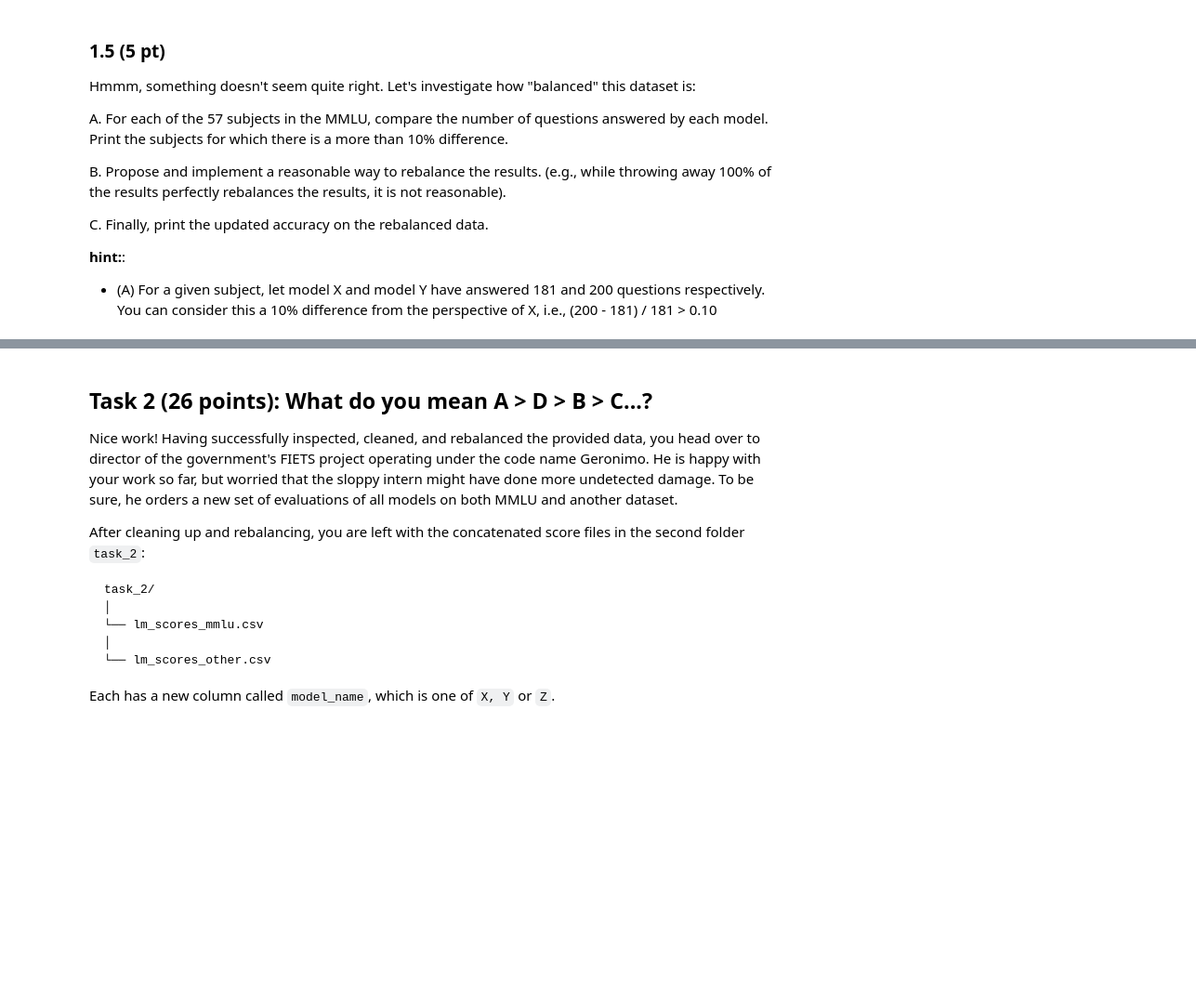
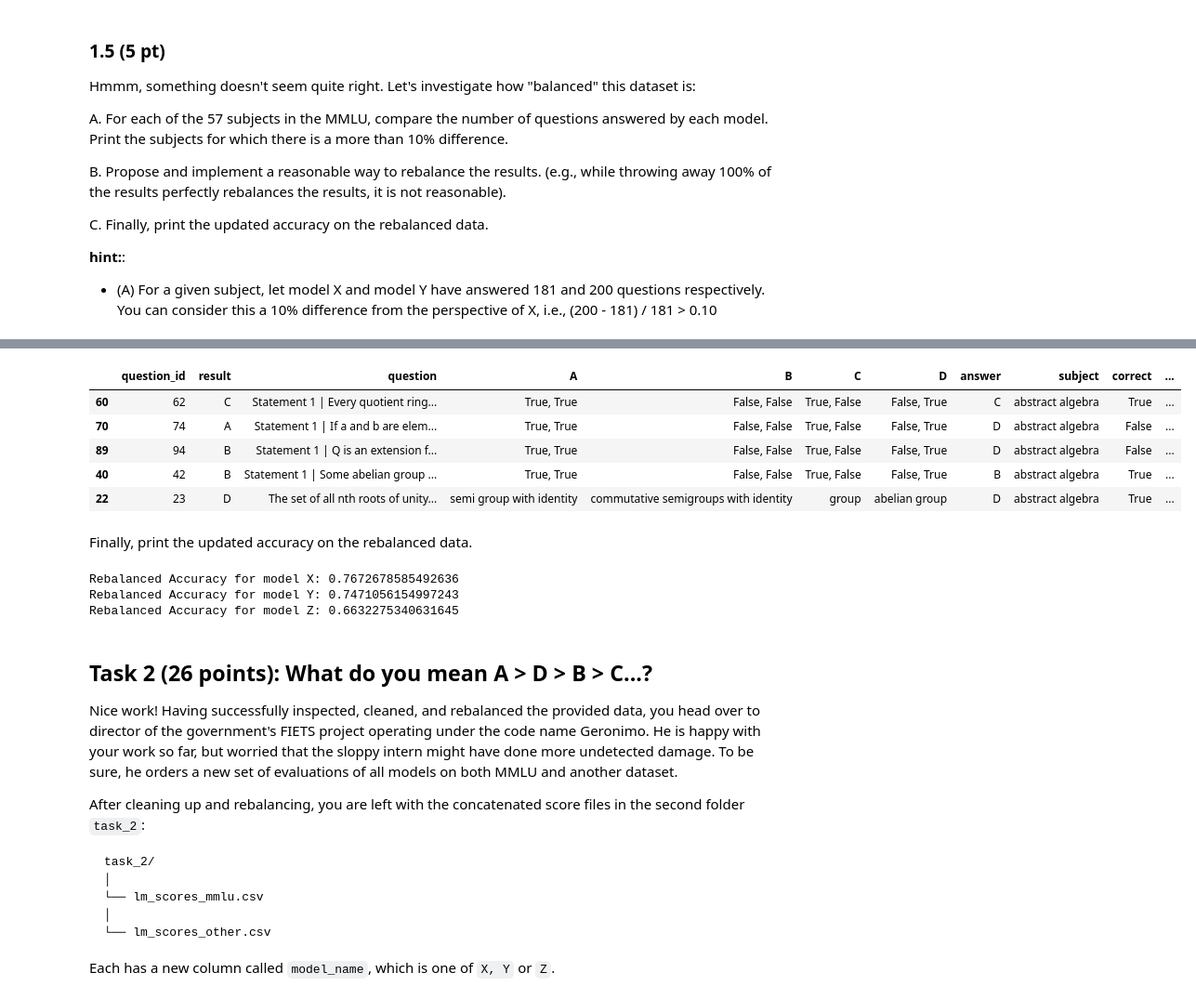
Before and after one commit to Jvviragine/data_analysis_um_course, a Jupyter notebook: data_clinics/clinic1/Niki_Data_Clinic_1 copy.ipynb, the cells around one changed output, grey strips where cells are left out. Shown at 93% size. Cells and saved outputs as stored; diff of their text form; code cells hidden in the pictures; blank space fills up the shorter version.

```diff
--- a/data_clinics/clinic1/Niki_Data_Clinic_1 copy.ipynb
+++ b/data_clinics/clinic1/Niki_Data_Clinic_1 copy.ipynb
@@ -222,0 +541,7 @@ C. Finally, print the updated accuracy on the rebalanced data.
+# %%
+#Find models that has answered the least question that is our min_count
+min_counts = subject_counts[['model_x', 'model_y', 'model_z']].min(axis=1)
+subject_counts['min_answers'] = min_counts
+# Build a mapping from subject to the minimum number of answers for that subject
+min_answers_map = subject_counts.set_index('subject')['min_answers'].to_dict()
+print(min_answers_map)
@@ -223,5 +559,40 @@ C. Finally, print the updated accuracy on the rebalanced data.
+# %%
+
+# Define a function to rebalance a given model's joined dataframe
+def rebalance_model_df(df, min_map):
+    # For each subject group in the dataframe, sample a number of rows equal to the corresponding min_answers
+    return df.groupby('subject', group_keys=False).apply(
+        lambda group: group.sample(n=int(min_map[group.name]), random_state=27)
+    )
+
+# Rebalance each model dataframe
+df_x_rebalanced = rebalance_model_df(df_x_joined, min_answers_map)
+df_y_rebalanced = rebalance_model_df(df_y_joined, min_answers_map)
+df_z_rebalanced = rebalance_model_df(df_z_joined, min_answers_map)
+
+display(df_x_rebalanced.head())
+# %% [output]
+|  | question_id | result | question | A | B | C | D | answer | subject | correct | ... |
+| 60 | 62 | C | Statement 1 | Every quotient ring... | True, True | False, False | True, False | False, True | C | abstract algebra | True | ... |
+| 70 | 74 | A | Statement 1 | If a and b are elem... | True, True | False, False | True, False | False, True | D | abstract algebra | False | ... |
+| 89 | 94 | B | Statement 1 | Q is an extension f... | True, True | False, False | True, False | False, True | D | abstract algebra | False | ... |
+| 40 | 42 | B | Statement 1 | Some abelian group ... | True, True | False, False | True, False | False, True | B | abstract algebra | True | ... |
+| 22 | 23 | D | The set of all nth roots of unity... | semi group with identity | commutative semigroups with identity | group | abelian group | D | abstract algebra | True | ... |
+# %% [markdown]
+Finally, print the updated accuracy on the rebalanced data.
 # %%
 #C
+accuracy_x = df_x_rebalanced['correct'].mean()
+accuracy_y = df_y_rebalanced['correct'].mean()
+accuracy_z = df_z_rebalanced['correct'].mean()
+
+print("Rebalanced Accuracy for model X:", accuracy_x)
+print("Rebalanced Accuracy for model Y:", accuracy_y)
+print("Rebalanced Accuracy for model Z:", accuracy_z)
+# %% [output]
+Rebalanced Accuracy for model X: 0.7672678585492636
+Rebalanced Accuracy for model Y: 0.7471056154997243
+Rebalanced Accuracy for model Z: 0.6632275340631645
 # %% [markdown]
 ## Task 2 (26 points): What do you mean A > D > B > C...?
 
```
Also changed, not shown: parts of 25 cells of this notebook.
